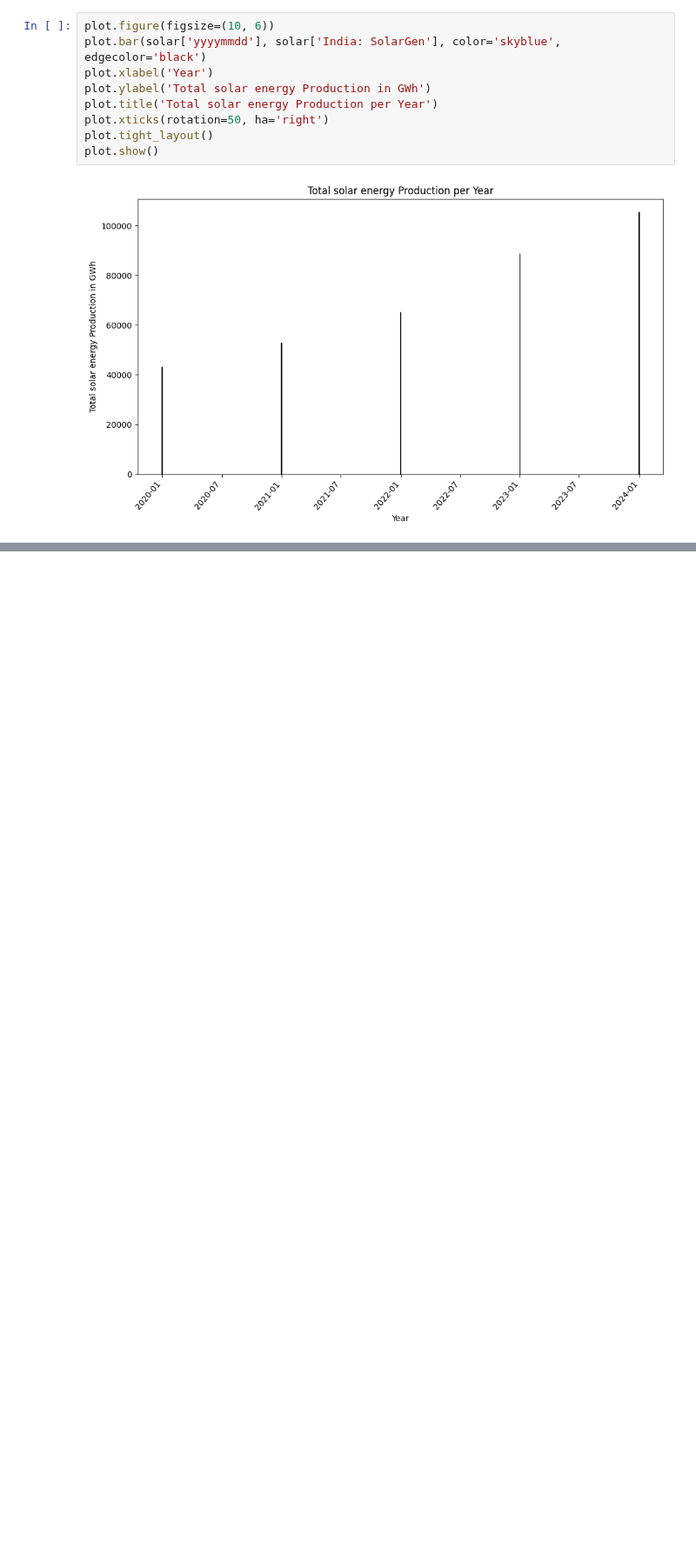
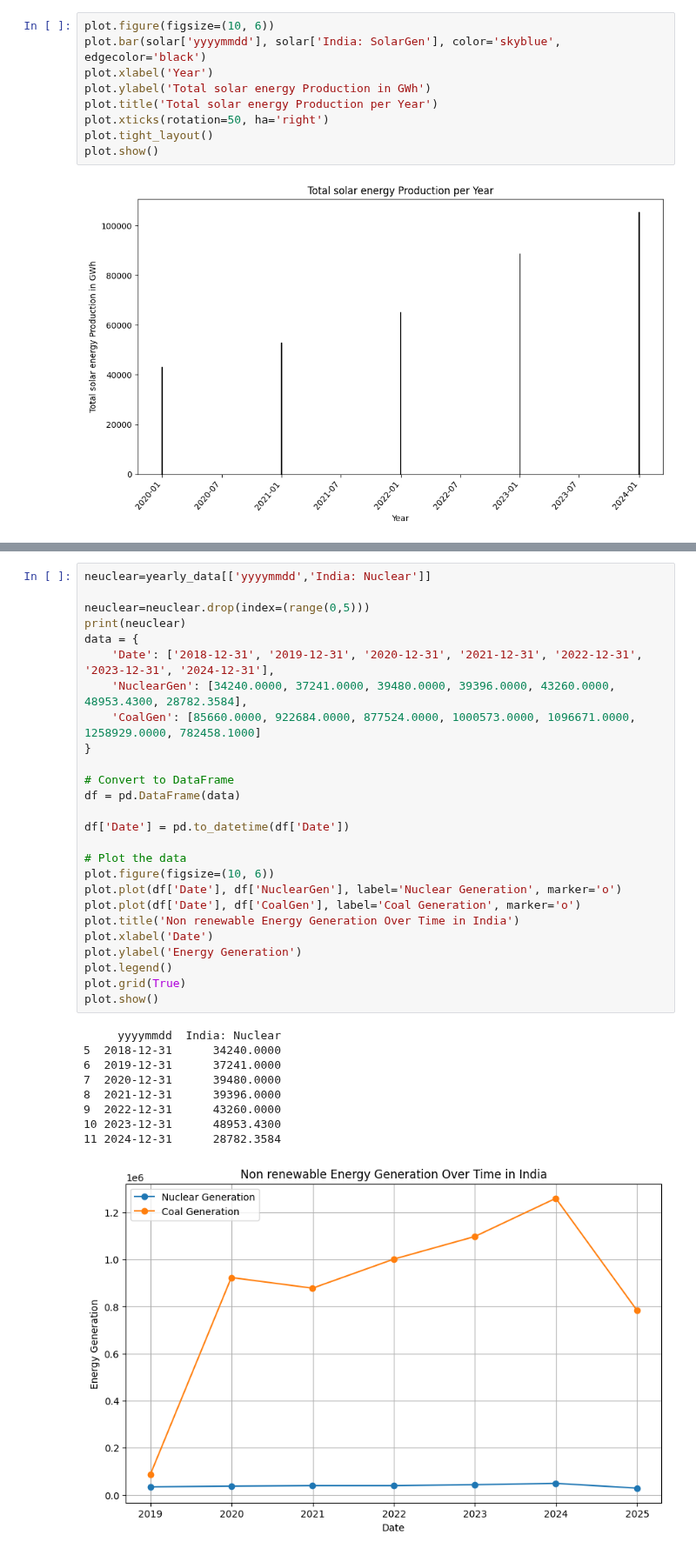
Before and after one commit to jayantxchauhan/India-Energy-Analytics-Model, a Jupyter notebook: ANALYSIS_2.ipynb, the cells around one changed output, grey strips where cells are left out. Shown at 87% size. Cells and saved outputs as stored; diff of their text form; blank space fills up the shorter version.

```diff
--- a/ANALYSIS_2.ipynb
+++ b/ANALYSIS_2.ipynb
@@ -211,0 +230,36 @@ plt.show()
+# %%
+neuclear=yearly_data[['yyyymmdd','India: Nuclear']]
+
+neuclear=neuclear.drop(index=(range(0,5)))
+print(neuclear)
+data = {
+    'Date': ['2018-12-31', '2019-12-31', '2020-12-31', '2021-12-31', '2022-12-31', '2023-12-31', '2024-12-31'],
+    'NuclearGen': [34240.0000, 37241.0000, 39480.0000, 39396.0000, 43260.0000, 48953.4300, 28782.3584],
+    'CoalGen': [85660.0000, 922684.0000, 877524.0000, 1000573.0000, 1096671.0000, 1258929.0000, 782458.1000]
+}
+
+# Convert to DataFrame
+df = pd.DataFrame(data)
+
+df['Date'] = pd.to_datetime(df['Date'])
+
+# Plot the data
+plot.figure(figsize=(10, 6))
+plot.plot(df['Date'], df['NuclearGen'], label='Nuclear Generation', marker='o')
+plot.plot(df['Date'], df['CoalGen'], label='Coal Generation', marker='o')
+plot.title('Non renewable Energy Generation Over Time in India')
+plot.xlabel('Date')
+plot.ylabel('Energy Generation')
+plot.legend()
+plot.grid(True)
+plot.show()
+# %% [output]
+     yyyymmdd  India: Nuclear
+5  2018-12-31      34240.0000
+6  2019-12-31      37241.0000
+7  2020-12-31      39480.0000
+8  2021-12-31      39396.0000
+9  2022-12-31      43260.0000
+10 2023-12-31      48953.4300
+11 2024-12-31      28782.3584
+[figure, added]
```
Also changed, not shown: parts of 5 cells of this notebook.
